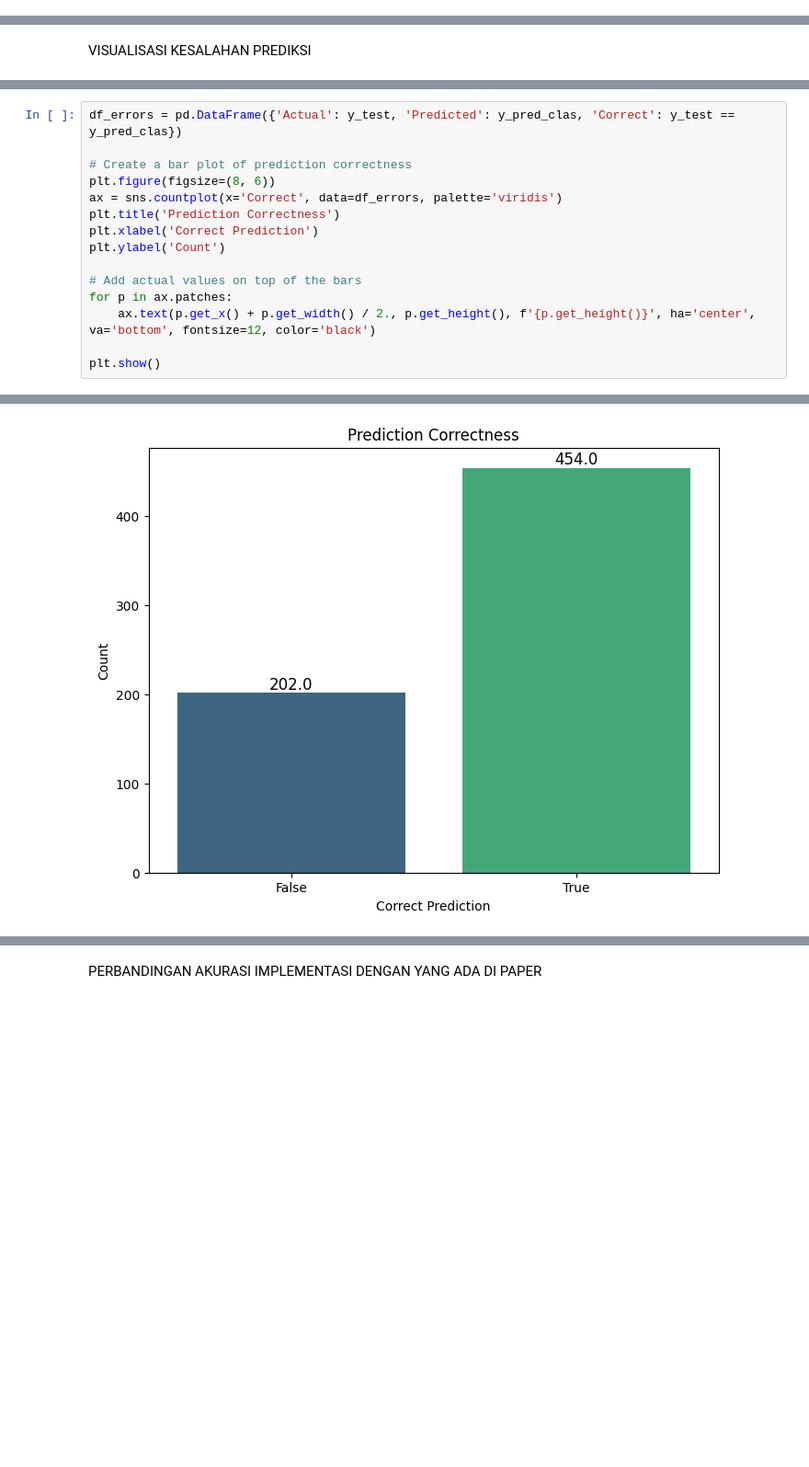
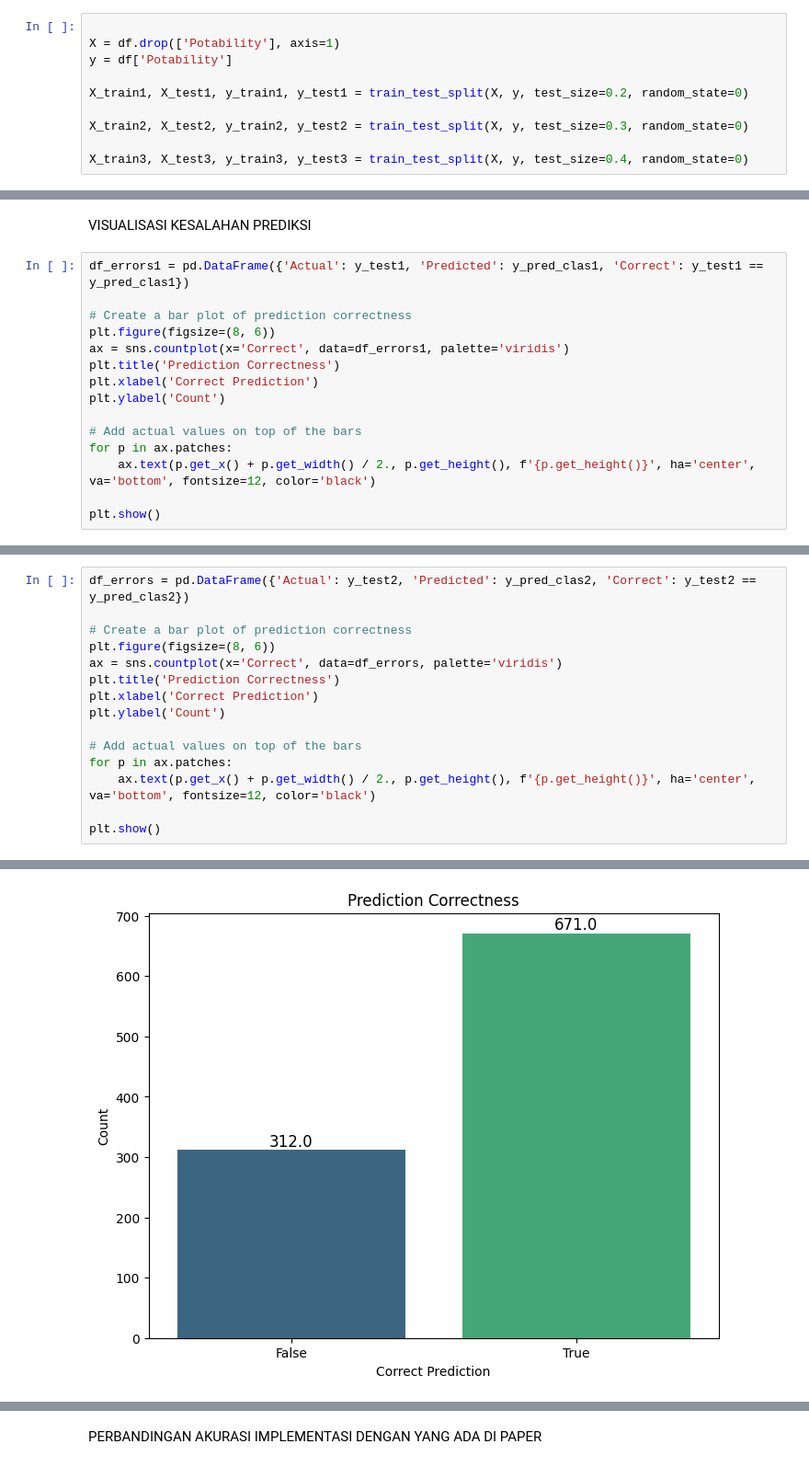
Before and after one commit to AirlanggaDS/ProjectUAS_AVD, a Jupyter notebook: tes.ipynb, the cells around one changed output, grey strips where cells are left out. Shown at 92% size. Saved outputs shown, nothing was run; the diff lists cells and outputs as text; blank space fills up the shorter version.

```diff
--- a/tes.ipynb
+++ b/tes.ipynb
@@ -304,3 +266,13 @@ plt.show()
+# %%
+
+X = df.drop(['Potability'], axis=1)
+y = df['Potability']
+
+X_train1, X_test1, y_train1, y_test1 = train_test_split(X, y, test_size=0.2, random_state=0)
+
+X_train2, X_test2, y_train2, y_test2 = train_test_split(X, y, test_size=0.3, random_state=0)
+
+X_train3, X_test3, y_train3, y_test3 = train_test_split(X, y, test_size=0.4, random_state=0)
 # %% [markdown]
 MODEL RANDOM FOREST CLASSIFIER
 # %%
@@ -436,2 +674,17 @@ Name: Importance, dtype: float64
 # %% [markdown]
 VISUALISASI KESALAHAN PREDIKSI
+# %%
+df_errors1 = pd.DataFrame({'Actual': y_test1, 'Predicted': y_pred_clas1, 'Correct': y_test1 == y_pred_clas1})
+
+# Create a bar plot of prediction correctness
+plt.figure(figsize=(8, 6))
+ax = sns.countplot(x='Correct', data=df_errors1, palette='viridis')
+plt.title('Prediction Correctness')
+plt.xlabel('Correct Prediction')
+plt.ylabel('Count')
+
+# Add actual values on top of the bars
+for p in ax.patches:
+    ax.text(p.get_x() + p.get_width() / 2., p.get_height(), f'{p.get_height()}', ha='center', va='bottom', fontsize=12, color='black')
+
+plt.show()
@@ -438,20 +696,20 @@ VISUALISASI KESALAHAN PREDIKSI
 # %%
-df_errors = pd.DataFrame({'Actual': y_test, 'Predicted': y_pred_clas, 'Correct': y_test == y_pred_clas})
+df_errors = pd.DataFrame({'Actual': y_test2, 'Predicted': y_pred_clas2, 'Correct': y_test2 == y_pred_clas2})
 
 # Create a bar plot of prediction correctness
 plt.figure(figsize=(8, 6))
 ax = sns.countplot(x='Correct', data=df_errors, palette='viridis')
 plt.title('Prediction Correctness')
 plt.xlabel('Correct Prediction')
 plt.ylabel('Count')
 
 # Add actual values on top of the bars
 for p in ax.patches:
     ax.text(p.get_x() + p.get_width() / 2., p.get_height(), f'{p.get_height()}', ha='center', va='bottom', fontsize=12, color='black')
 
 plt.show()
 # %% [output]
 Passing `palette` without assigning `hue` is deprecated and will be removed in v0.14.0. Assign the `x` variable to `hue` and set `legend=False` for the same effect.
 
   ax = sns.countplot(x='Correct', data=df_errors, palette='viridis')
-[figure, old version]
+[figure, new version]
```
Also changed, not shown: parts of 22 cells of this notebook.
